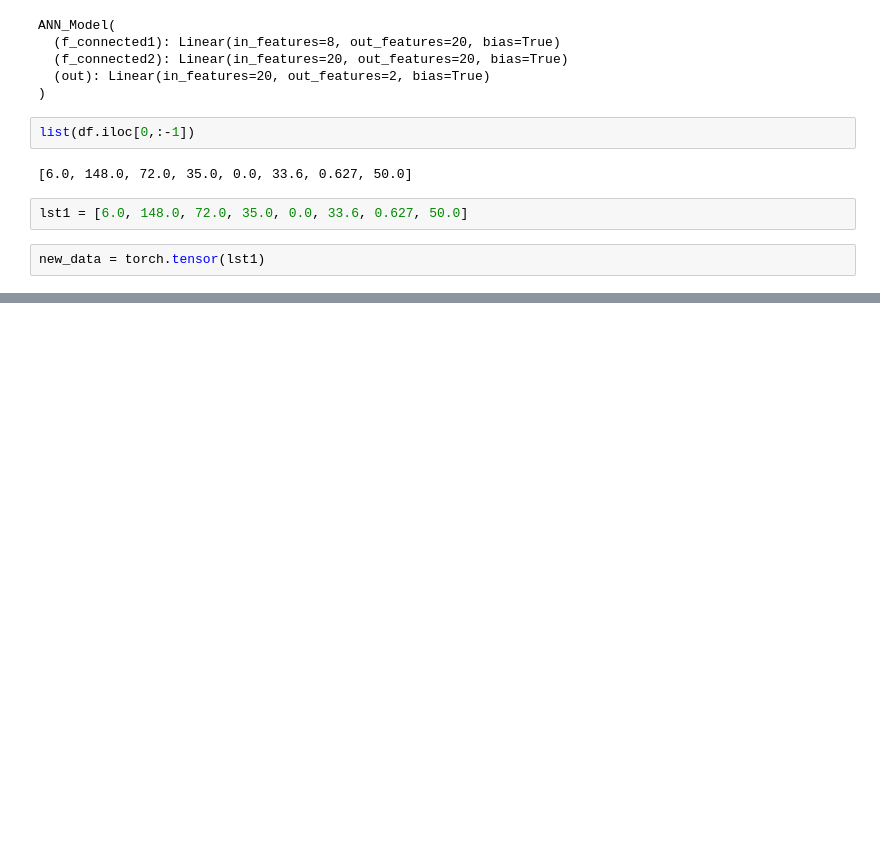
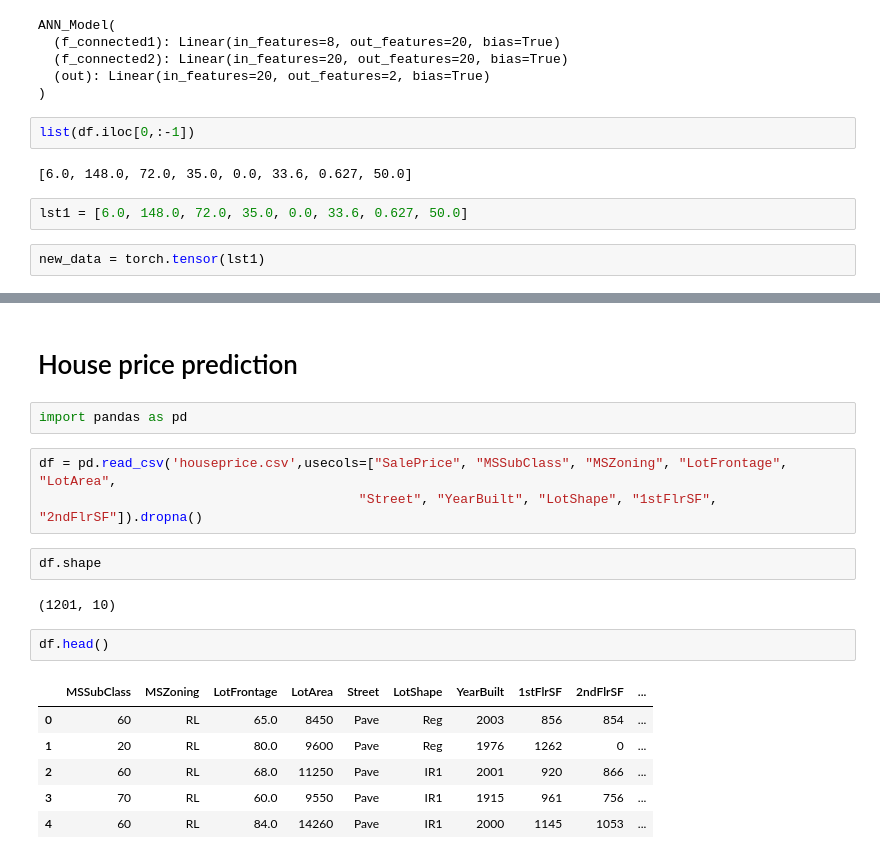
Before and after one commit to RushabhShahPrograms/Pytorch_tuts, a Jupyter notebook: PyTorch_Tuts_krish.ipynb, the cells around one changed output, grey strips where cells are left out. Saved outputs shown, nothing was run; the diff lists cells and outputs as text; blank space fills up the shorter version.

```diff
--- a/PyTorch_Tuts_krish.ipynb
+++ b/PyTorch_Tuts_krish.ipynb
@@ -371 +368,21 @@ tensor([-0.6746,  0.2896])
 1
+# %% [markdown]
+# House price prediction
+# %%
+import pandas as pd
+# %%
+df = pd.read_csv('houseprice.csv',usecols=["SalePrice", "MSSubClass", "MSZoning", "LotFrontage", "LotArea",
+                                         "Street", "YearBuilt", "LotShape", "1stFlrSF", "2ndFlrSF"]).dropna()
+# %%
+df.shape
+# %% [output]
+(1201, 10)
+# %%
+df.head()
+# %% [output]
+|  | MSSubClass | MSZoning | LotFrontage | LotArea | Street | LotShape | YearBuilt | 1stFlrSF | 2ndFlrSF | ... |
+| 0 | 60 | RL | 65.0 | 8450 | Pave | Reg | 2003 | 856 | 854 | ... |
+| 1 | 20 | RL | 80.0 | 9600 | Pave | Reg | 1976 | 1262 | 0 | ... |
+| 2 | 60 | RL | 68.0 | 11250 | Pave | IR1 | 2001 | 920 | 866 | ... |
+| 3 | 70 | RL | 60.0 | 9550 | Pave | IR1 | 1915 | 961 | 756 | ... |
+| 4 | 60 | RL | 84.0 | 14260 | Pave | IR1 | 2000 | 1145 | 1053 | ... |
```
Also changed, not shown: parts of 62 cells of this notebook.
